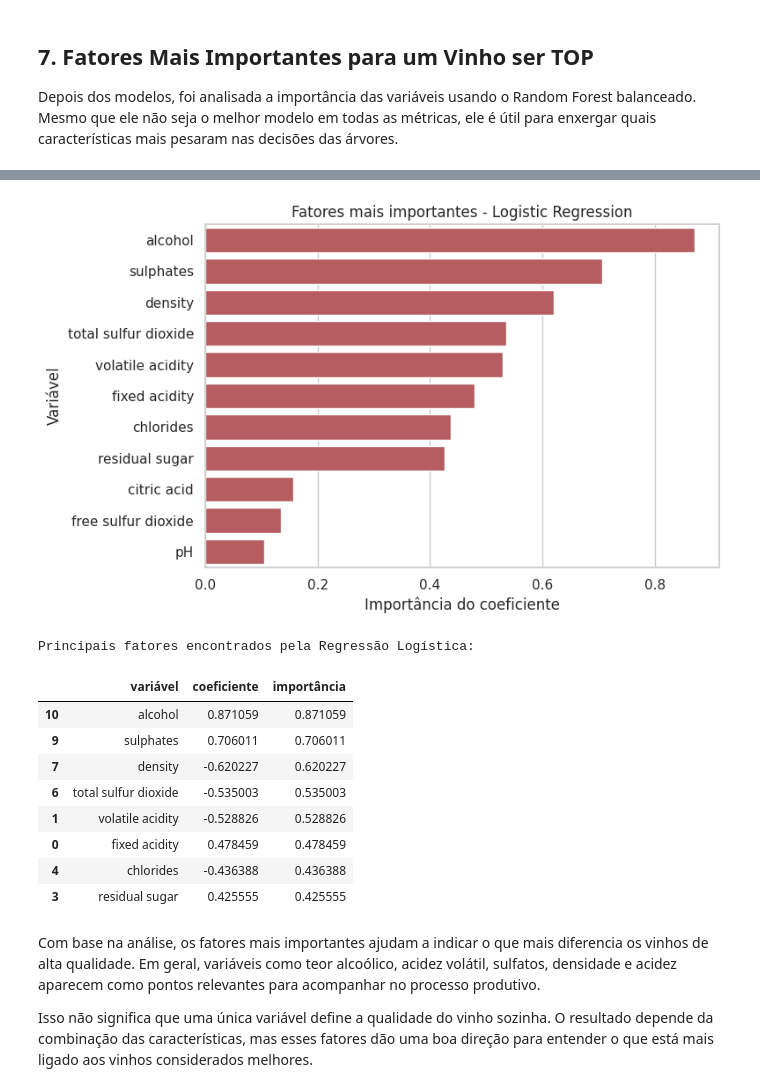
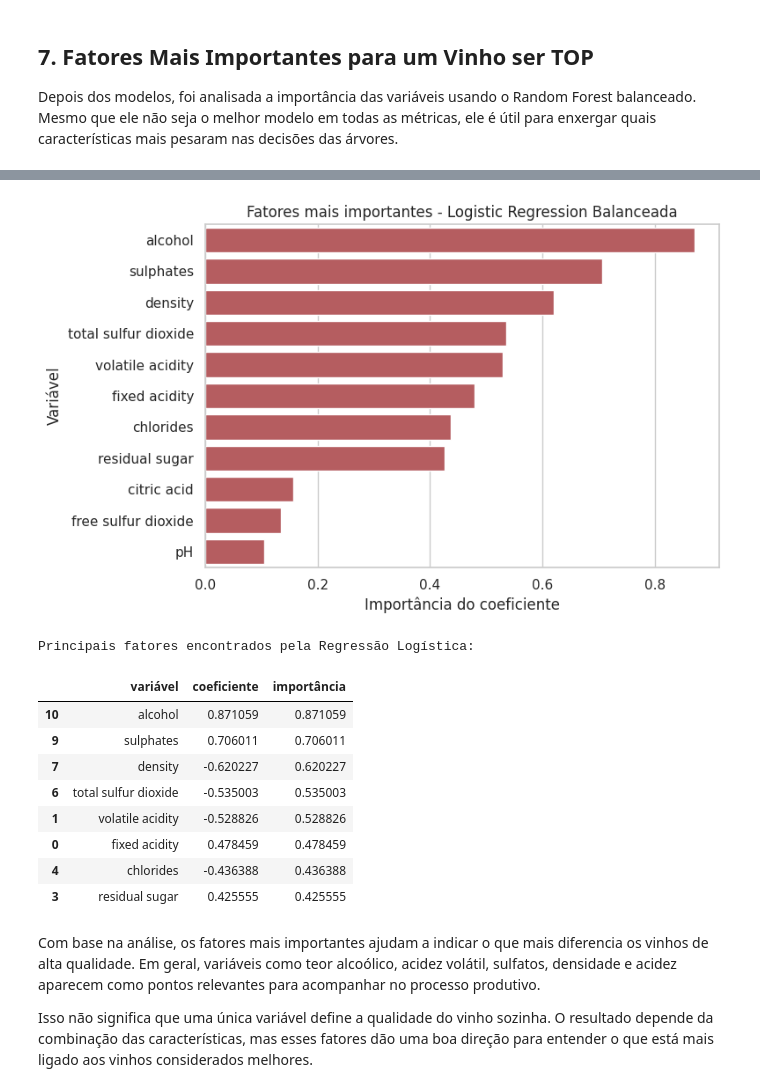
Before and after one commit to joaomottin/TechChallenge-Fase2, a Jupyter notebook: notebooks/analise_wine_quality.ipynb, the cells around one changed output, grey strips where cells are left out. Drawn from its saved outputs; the diff is of its cells as text; code cells hidden in the pictures.

```diff
--- a/notebooks/analise_wine_quality.ipynb
+++ b/notebooks/analise_wine_quality.ipynb
@@ -619,25 +619,25 @@ Principais fatores encontrados pelo modelo:
 # %%
 coeficientes_lr = logistic_regression_balanced.named_steps['model'].coef_[0]
 
 importancias_lr = pd.DataFrame({
     'variável': features,
     'coeficiente': coeficientes_lr,
     'importância': abs(coeficientes_lr)
 }).sort_values('importância', ascending=False)
 
 plt.figure(figsize=(8, 5))
 sns.barplot(data=importancias_lr, x='importância', y='variável', color='#c44e52')
-plt.title('Fatores mais importantes - Logistic Regression')
+plt.title('Fatores mais importantes - Logistic Regression Balanceada')
 plt.xlabel('Importância do coeficiente')
 plt.ylabel('Variável')
 plt.tight_layout()
 plt.savefig(RESULTS_PATH / 'importancia_variaveis_logistic_regression.png', dpi=120)
 plt.show()
 
 print('Principais fatores encontrados pela Regressão Logística:')
 display(importancias_lr.head(8))
 # %% [output]
-[figure, old version]
+[figure, new version]
 Principais fatores encontrados pela Regressão Logística:
 |  | variável | coeficiente | importância |
 | 10 | alcohol | 0.871059 | 0.871059 |
```
Also changed, not shown: parts of 1 cell of this notebook, 2 other files.
